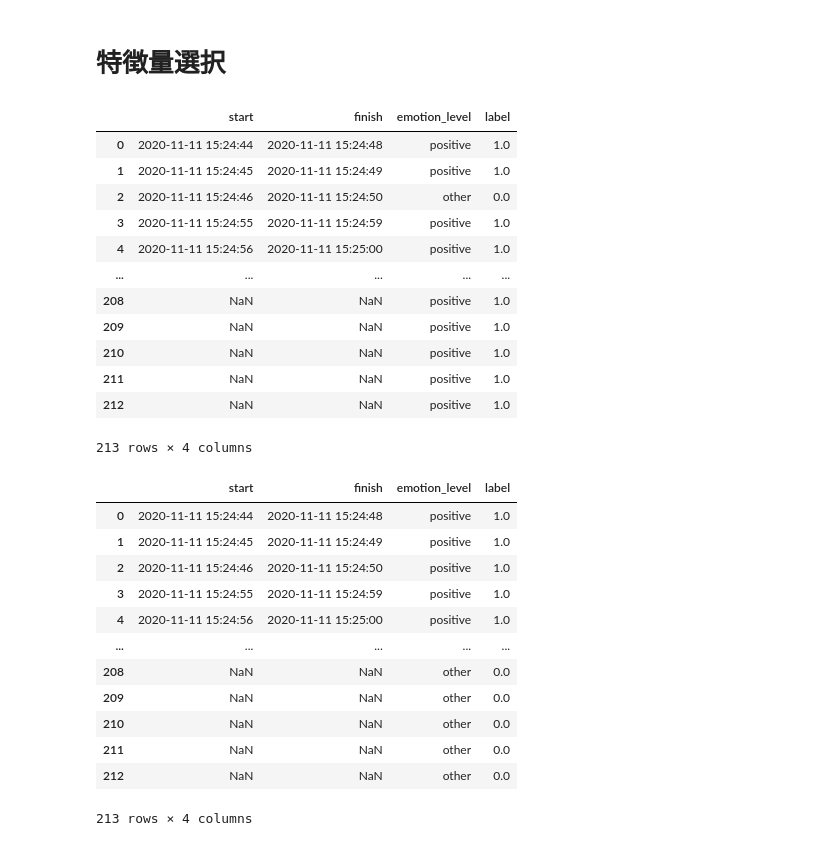
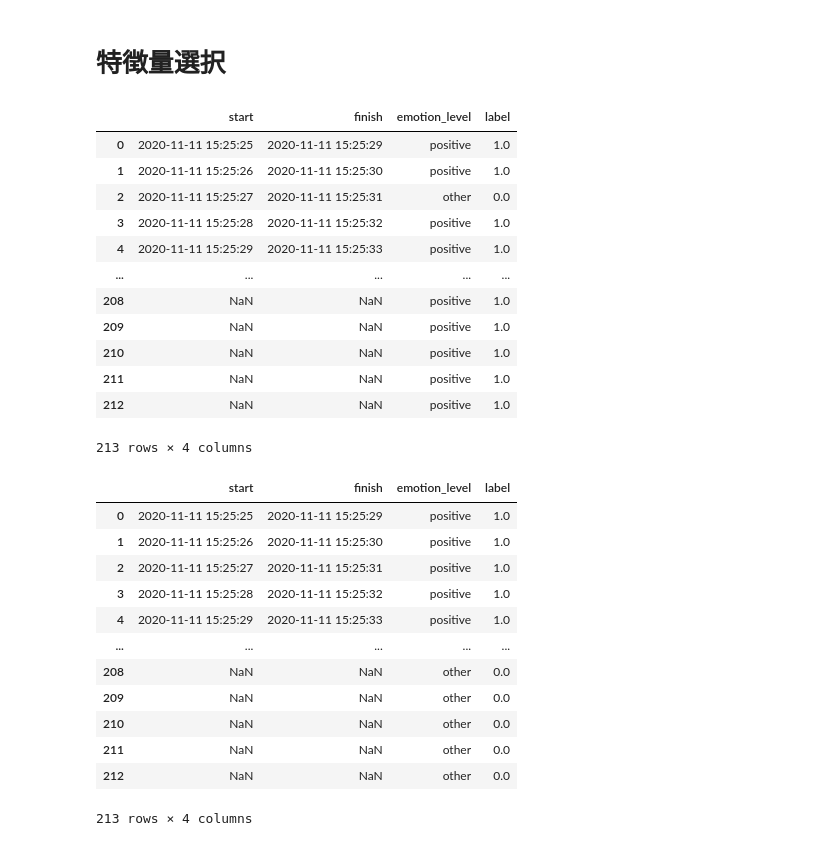
Before and after one commit to aki-1125/exp_gd_20201111, a Jupyter notebook: machine_learning_D_70.ipynb, the cells around one changed output. Drawn from its saved outputs; the diff is of its cells as text; code cells hidden in the pictures.

```diff
--- a/machine_learning_D_70.ipynb
+++ b/machine_learning_D_70.ipynb
@@ -666,42 +672,42 @@ positive = "1"
 
 X_train = pd.DataFrame(X_train)
 X_train = X_train.reset_index(drop=True)
-X_train_time = data2_d_record_all_feature_50.iloc[0:394]
+X_train_time = data2_d_record_all_feature_70.iloc[0:394]
 X_train_time = X_train_time.iloc[0:,0:2]
 X_train_time = X_train_time.reset_index(drop=True)
 X_train_time = pd.concat([X_train_time, y_train], axis=1)
 X_train_time.columns = ["start", "finish", "emotion_level"]
 X_train_time.loc[X_train_time["emotion_level"] == "other", "label"] = 0
 X_train_time.loc[X_train_time["emotion_level"] == "positive", "label"] = 1
 X_train_time
 
 y_test = pd.DataFrame(y_test)
 y_test = y_test.reset_index(drop=True)
-y_test_time = data2_d_record_all_feature_50.iloc[394:592]
+y_test_time = data2_d_record_all_feature_70.iloc[394:592]
 y_test_time = y_test_time.iloc[0:,0:2]
 y_test_time = y_test_time.reset_index(drop=True)
 y_test_time = pd.concat([y_test_time, y_test], axis=1)
 y_test_time.columns = ["start", "finish", "emotion_level"]
 y_test_time.loc[y_test_time["emotion_level"] == "other", "label"] = 0
 y_test_time.loc[y_test_time["emotion_level"] == "positive", "label"] = 1
 y_test_time
 
 predicted = pd.DataFrame(predicted)
-predict_time = data2_d_record_all_feature_50.iloc[394:592]
+predict_time = data2_d_record_all_feature_70.iloc[394:592]
 predict_time = predict_time.iloc[0:,0:2]
 predict_time = predict_time.reset_index(drop=True)
 predict_time = pd.concat([predict_time, predicted], axis=1)
 predict_time.columns = ["start", "finish", "emotion_level"]
 predict_time.loc[predict_time["emotion_level"] == "other", "label"] = 0
 predict_time.loc[predict_time["emotion_level"] == "positive", "label"] = 1
 predict_time
 # %% [output]
 |  | start | finish | emotion_level | label |
-| 0 | 2020-11-11 15:24:44 | 2020-11-11 15:24:48 | positive | 1.0 |
-| 1 | 2020-11-11 15:24:45 | 2020-11-11 15:24:49 | positive | 1.0 |
-| 2 | 2020-11-11 15:24:46 | 2020-11-11 15:24:50 | other | 0.0 |
-| 3 | 2020-11-11 15:24:55 | 2020-11-11 15:24:59 | positive | 1.0 |
-| 4 | 2020-11-11 15:24:56 | 2020-11-11 15:25:00 | positive | 1.0 |
+| 0 | 2020-11-11 15:25:25 | 2020-11-11 15:25:29 | positive | 1.0 |
+| 1 | 2020-11-11 15:25:26 | 2020-11-11 15:25:30 | positive | 1.0 |
+| 2 | 2020-11-11 15:25:27 | 2020-11-11 15:25:31 | other | 0.0 |
+| 3 | 2020-11-11 15:25:28 | 2020-11-11 15:25:32 | positive | 1.0 |
+| 4 | 2020-11-11 15:25:29 | 2020-11-11 15:25:33 | positive | 1.0 |
 | ... | ... | ... | ... | ... |
 | 208 | NaN | NaN | positive | 1.0 |
 | 209 | NaN | NaN | positive | 1.0 |
@@ -713,11 +719,11 @@ predict_time
 y_test_time
 # %% [output]
 |  | start | finish | emotion_level | label |
-| 0 | 2020-11-11 15:24:44 | 2020-11-11 15:24:48 | positive | 1.0 |
-| 1 | 2020-11-11 15:24:45 | 2020-11-11 15:24:49 | positive | 1.0 |
-| 2 | 2020-11-11 15:24:46 | 2020-11-11 15:24:50 | positive | 1.0 |
-| 3 | 2020-11-11 15:24:55 | 2020-11-11 15:24:59 | positive | 1.0 |
-| 4 | 2020-11-11 15:24:56 | 2020-11-11 15:25:00 | positive | 1.0 |
+| 0 | 2020-11-11 15:25:25 | 2020-11-11 15:25:29 | positive | 1.0 |
+| 1 | 2020-11-11 15:25:26 | 2020-11-11 15:25:30 | positive | 1.0 |
+| 2 | 2020-11-11 15:25:27 | 2020-11-11 15:25:31 | positive | 1.0 |
+| 3 | 2020-11-11 15:25:28 | 2020-11-11 15:25:32 | positive | 1.0 |
+| 4 | 2020-11-11 15:25:29 | 2020-11-11 15:25:33 | positive | 1.0 |
 | ... | ... | ... | ... | ... |
 | 208 | NaN | NaN | other | 0.0 |
 | 209 | NaN | NaN | other | 0.0 |
```
Also changed, not shown: parts of 3 cells of this notebook, 13 other files.
